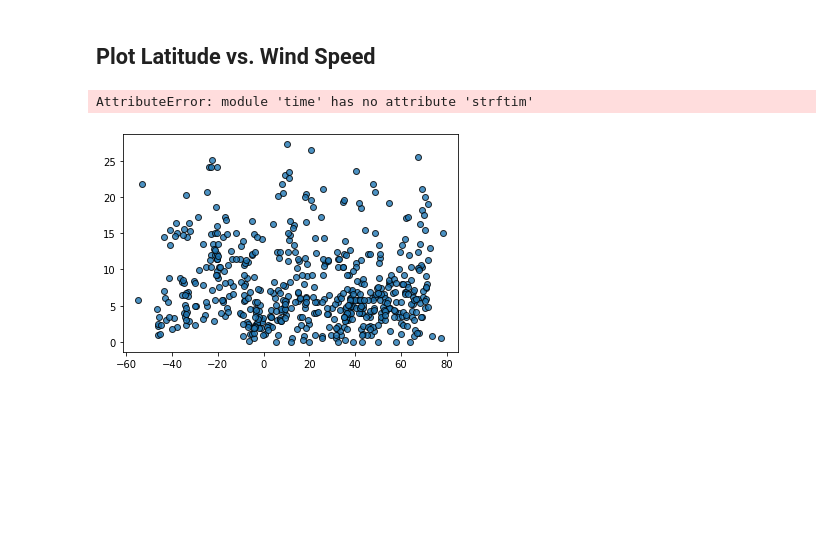
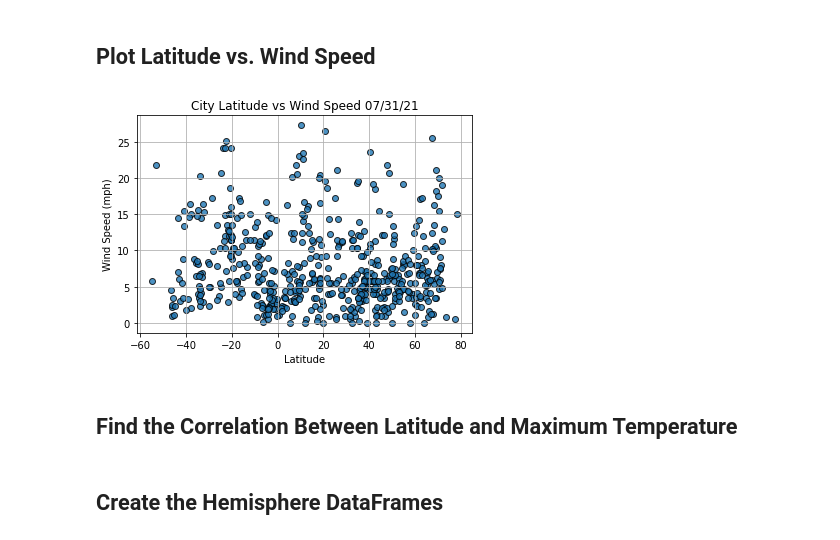
Before and after one commit to ramonmsa/World_Weather_Analysis, a Jupyter notebook: WeatherPy.ipynb, the cells around one changed output. Drawn from its saved outputs; the diff is of its cells as text; code cells hidden in the pictures; blank space fills up the shorter version.

```diff
--- a/WeatherPy.ipynb
+++ b/WeatherPy.ipynb
@@ -305,23 +305,24 @@ plt.show()
 # %%
 # Build the scatter plots for latitude vs. wind speed.
 plt.scatter(lats,
            wind_speed,
            edgecolor="black",
            linewidths=1,
            marker="o",
            alpha=0.8, label="Cities")
 
 # Incorporate the other graph properties.
-plt.title(f"City Latitude vs Wind Speed " + time.strftim("%x"))
+plt.title(f"City Latitude vs Wind Speed " + time.strftime("%x"))
 plt.ylabel("Wind Speed (mph)")
 plt.xlabel("Latitude")
 plt.grid(True)
 
 # Save the figure.
 plt.savefig("weather_data/Fig4.png")
 
 # Show plot.
 plt.show()
 # %% [output]
-AttributeError: module 'time' has no attribute 'strftim'
-[figure, old version]
+[figure, new version]
+# %% [markdown]
+## Find the Correlation Between Latitude and Maximum Temperature
@@ -327,0 +354,2 @@ AttributeError: module 'time' has no attribute 'strftim'
+# %% [markdown]
+## Create the Hemisphere DataFrames
```
Also changed, not shown: parts of 24 cells of this notebook.
